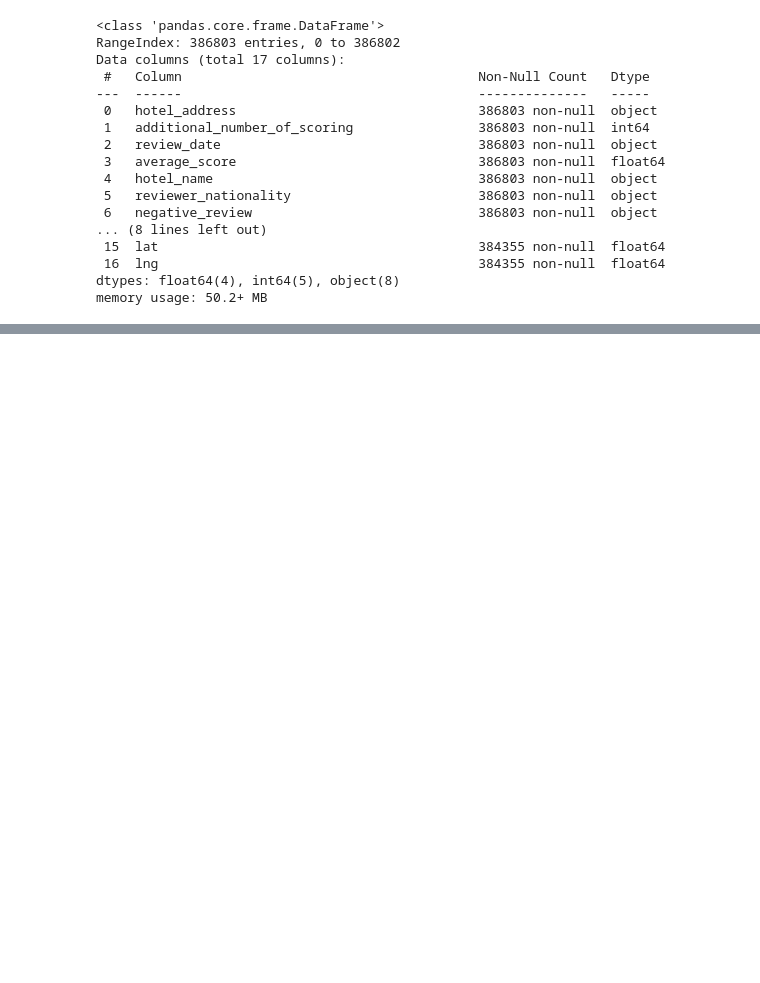
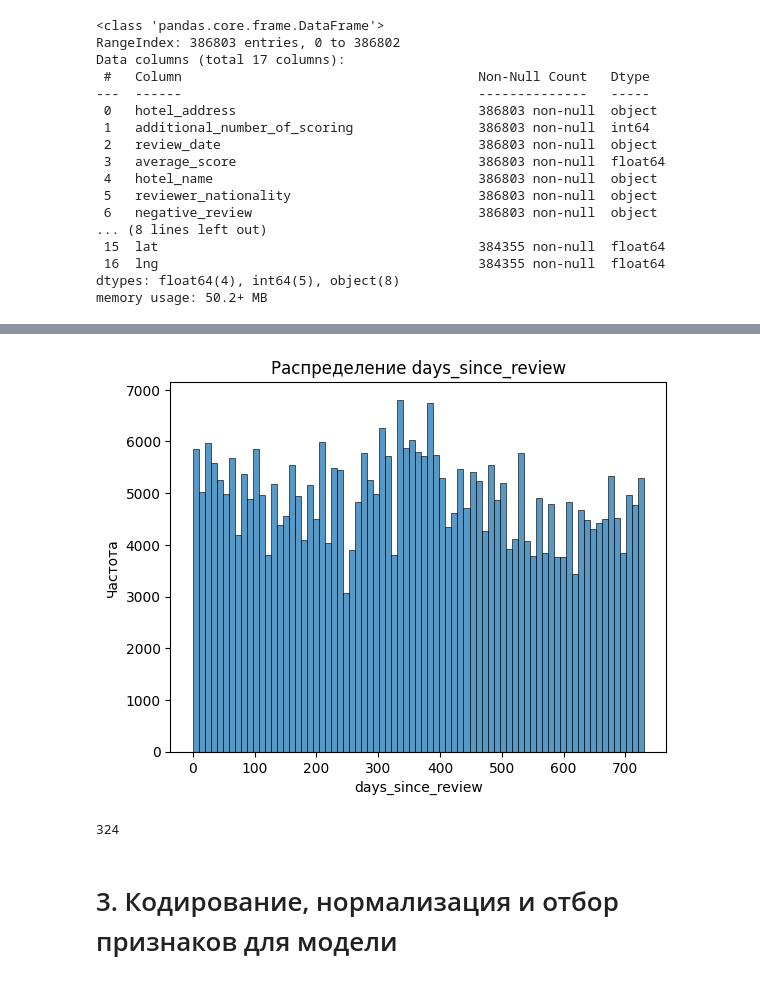
Before and after one commit to AlexKosuhin/SF_data_science, a Jupyter notebook: project_3_EDA.ipynb, the cells around one changed output, grey strips where cells are left out. Drawn from its saved outputs; the diff is of its cells as text; code cells hidden in the pictures; blank space fills up the shorter version.

```diff
--- a/project_3_EDA.ipynb
+++ b/project_3_EDA.ipynb
@@ -108,0 +664,9 @@ print('MAPE:', metrics.mean_absolute_percentage_error(y_test, y_pred))
+# %%
+df['review_date_year'] = df['review_date'].dt.year
+df['review_date_month'] = df['review_date'].dt.month
+df['review_date_days_of_week'] = df['review_date'].dt.day_of_week
+df['review_date_days'] = df['review_date'].dt.day
+# %%
+# Попробуем создать ещё 1 признак новый признак, напротив каждой даты напишем ранг.
+# У самой далекой даты будет ранг 1, каждfя следующая на 1 больше
+df['review_date_rank'] = df['review_date'].rank(method='dense')
@@ -108,0 +690,3 @@ print('MAPE:', metrics.mean_absolute_percentage_error(y_test, y_pred))
+# %%
+df['days_since_review'] = df['days_since_review'].apply(lambda x: int(x.split()[0])) # Преобразуем столбец
+df.head()
@@ -108,0 +701,8 @@ print('MAPE:', metrics.mean_absolute_percentage_error(y_test, y_pred))
+# %%
+df['days_since_review'] = df['days_since_review'].astype('int16')
+# %%
+plt.title('Распределение days_since_review')
+sns.histplot(df['days_since_review'])
+plt.ylabel('Частота');
+# %% [output]
+[figure, added]
@@ -108,0 +711,4 @@ print('MAPE:', metrics.mean_absolute_percentage_error(y_test, y_pred))
+# %%
+df.duplicated().sum() # Проверим дубликаты
+# %% [output]
+324
@@ -108,0 +717,2 @@ print('MAPE:', metrics.mean_absolute_percentage_error(y_test, y_pred))
+# %% [markdown]
+# 3. Кодирование, нормализация и отбор признаков для модели
```
Also changed, not shown: parts of 103 cells of this notebook, 1 other file.
